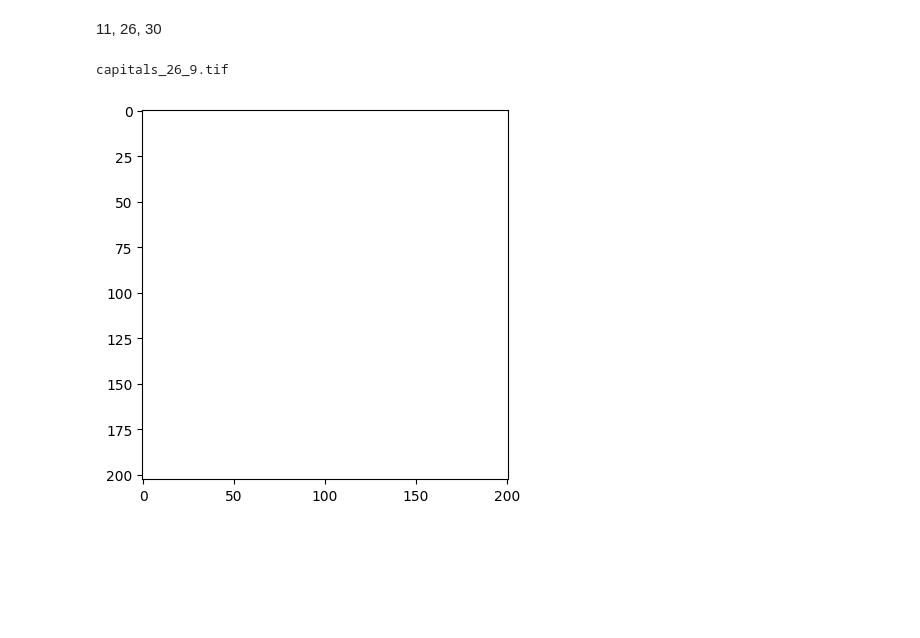
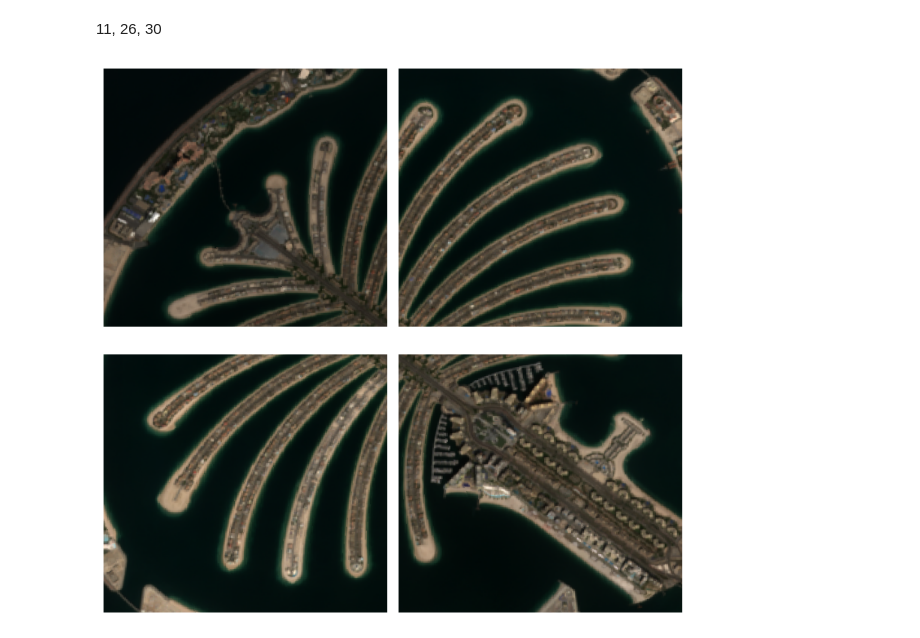
Before and after one commit to mwizer/SatSR-Pipeline, a Jupyter notebook: pipeline_test.ipynb, the cells around one changed output. Saved outputs shown, nothing was run; the diff lists cells and outputs as text; code cells hidden in the pictures; blank space fills up the shorter version.

```diff
--- a/pipeline_test.ipynb
+++ b/pipeline_test.ipynb
@@ -49,17 +49,14 @@ axs[1].imshow(hr.permute(1, 2, 0))
 # %% [markdown]
 11, 26, 30
 # %%
-import os
-import time
-from IPython.display import clear_output
-pat = 'data/cities/train'
+# import os
+# import time
+# from IPython.display import clear_output
+# pat = 'data/cities/train'
 
-img_list = [f for f in os.listdir(pat) if f.startswith('capitals_26')]
-for img in img_list:
-    print(img)
-    pipeline.plot_image(img, path_folder=pat, brightness=1)
-    time.sleep(0.5)
-    clear_output(wait=True)
+# img_list = [f for f in os.listdir(pat) if f.startswith('capitals_26')]
+# for img in img_list:
+#     print(img)
+    # pipeline.plot_image(img, path_folder=pat, brightness=1)
+#     time.sleep(0.5)
+#     clear_output(wait=True)
-# %% [output]
-capitals_26_9.tif
-[figure, removed]
@@ -65,0 +81,15 @@ capitals_26_9.tif
+# %%
+
+fig, axes = plt.subplots(2, 2, figsize=(8, 8))
+for i, file_name in enumerate(['dubai_6_1.tif', 'dubai_6_3.tif', 'dubai_6_0.tif', 'dubai_6_2.tif']):
+
+    with rasterio.open('data/' + file_name) as src:
+        img = src.read()
+    img = (img - img.min()) / (img.max() - img.min())
+    img = img.transpose(1, 2, 0)[:, :, [0, 1, 2]]
+    axes[i // 2, i % 2].imshow(img)
+    axes[i // 2, i % 2].axis('off')
+plt.tight_layout()
+plt.show()
+# %% [output]
+[figure, added]
```
Also changed, not shown: parts of 3 cells of this notebook.
